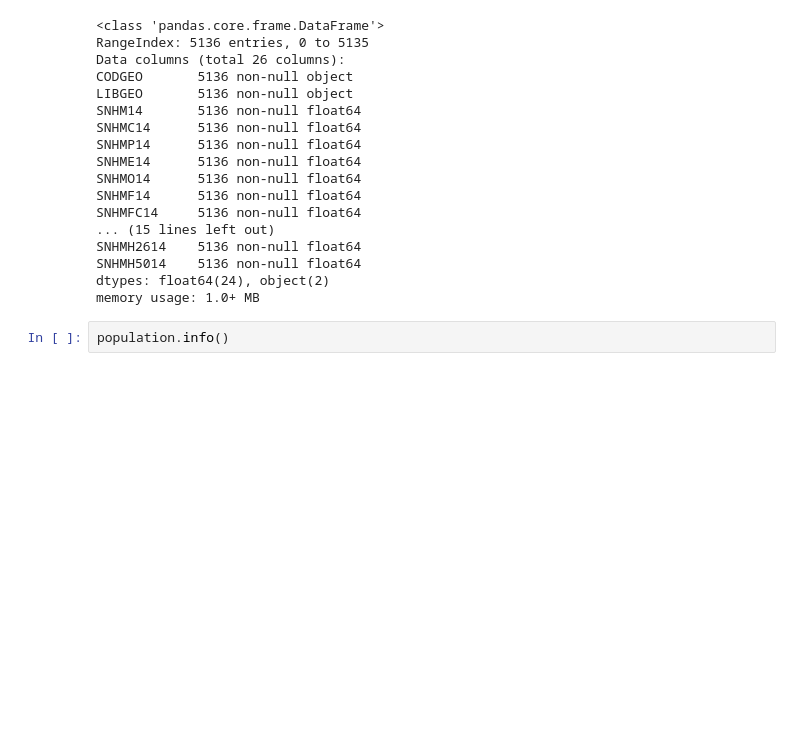
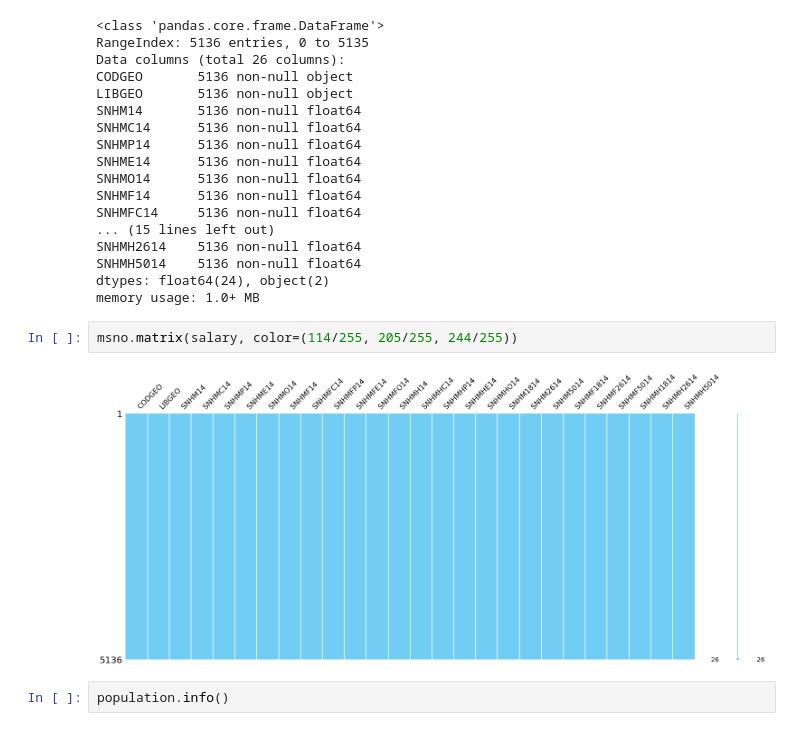
Before and after one commit to SkalskiP/ILearnMachineLearning.py, a Jupyter notebook: 0_Kaggle_projects/French_Salary_Prediction.ipynb, the cells around one changed output. Drawn from its saved outputs; the diff is of its cells as text; blank space fills up the shorter version.

```diff
--- a/0_Kaggle_projects/French_Salary_Prediction.ipynb
+++ b/0_Kaggle_projects/French_Salary_Prediction.ipynb
@@ -128,6 +140,10 @@ SNHMH2614    5136 non-null float64
 SNHMH5014    5136 non-null float64
 dtypes: float64(24), object(2)
 memory usage: 1.0+ MB
+# %%
+msno.matrix(salary, color=(114/255, 205/255, 244/255))
+# %% [output]
+[figure, added]
 # %%
 population.info()
 # %% [output]
```
Also changed, not shown: parts of 6 cells of this notebook.
